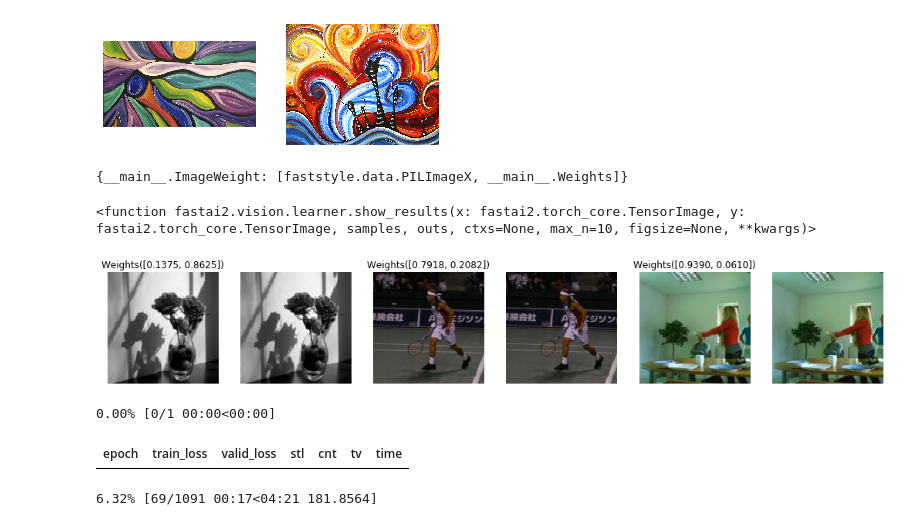
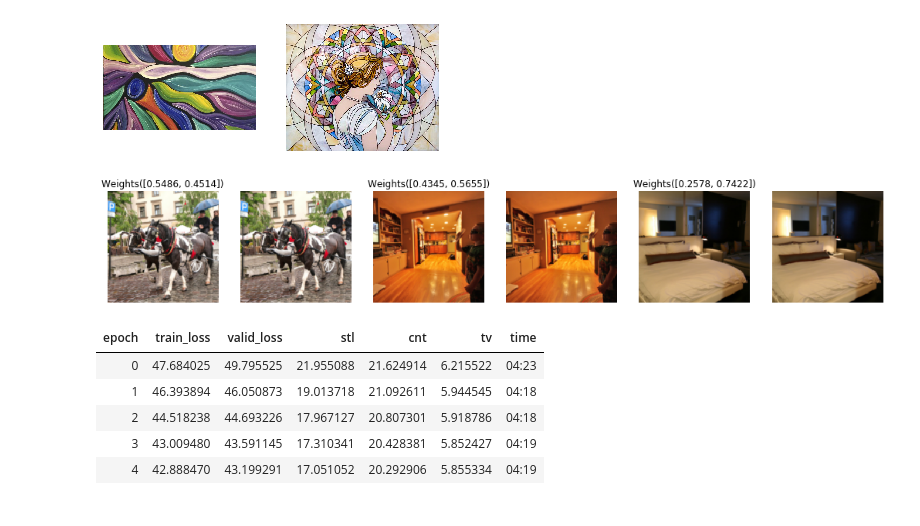
Before and after one commit to lgvaz/faststyle, a Jupyter notebook: examples/style_weigths.ipynb, the cells around one changed output. Cells and saved outputs as stored; diff of their text form; code cells hidden in the pictures.

```diff
--- a/examples/style_weigths.ipynb
+++ b/examples/style_weigths.ipynb
@@ -8,8 +8,8 @@ source = untar_data(URLs.COCO_SAMPLE)
 fns = get_image_files(source)
 # %%
 style_dir = Path('styles')
-style_fns = L('abstract.jpg', 'village.jpg')
+style_fns = L('abstract.jpg', 'mosaic.jpg')
 style_fns = style_fns.map(lambda o: style_dir/o)
 show_images([PILImage.create(fn) for fn in style_fns])
 # %% [output]
-[figure, old version]
+[figure, new version]
@@ -38,5 +15,0 @@ ImageWeight.im, ImageWeight.ws = add_props(lambda i,x: x[i])
-# %%
-imw = ImageWeight.create(fns[0], [.8, .2])
-explode_types(imw)
-# %% [output]
-{__main__.ImageWeight: [faststyle.data.PILImageX, __main__.Weights]}
@@ -52,4 +15,0 @@ def show_batch(x:ImageWeight, y:TensorImage, samples, **kwargs):
-# %%
-show_results.funcs[TensorImage][TensorImage]
-# %% [output]
-<function fastai2.vision.learner.show_results(x: fastai2.torch_core.TensorImage, y: fastai2.torch_core.TensorImage, samples, outs, ctxs=None, max_n=10, figsize=None, **kwargs)>
@@ -66,8 +23,8 @@ dset = Datasets(get_items(source), splits=RandomSplitter()(fns),
                 tfms=[[lambda o: ImageWeight.create(*o)], [itemgetter(0), PILImage.create]])
 # %%
-dls = dset.dataloaders(bs=16,
+dls = dset.dataloaders(bs=42,
                        after_item=[ToTensor(), Resize(128), RandomizeWeights],
                        after_batch=[IntToFloatTensor, NormalizeX.from_stats(*coco_stats)])
 dls.show_batch(max_n=3)
 # %% [output]
-[figure, old version]
+[figure, new version]
@@ -80,8 +35,11 @@ loss_func = FastStyleLoss()
 cbs = [FeatsCallback.from_fns(style_fns, layer_feats), WeightsCallback()]
 learn = Learner(dls, TransformerNet2(2), loss_func, cbs=cbs, metrics=loss_func.metrics)
 # %%
-learn.fit_one_cycle(1, 1e-3)
+learn.fit_one_cycle(5, 1e-3)
 # %% [output]
-0.00% [0/1 00:00<00:00]
 | epoch | train_loss | valid_loss | stl | cnt | tv | time |
+| 0 | 47.684025 | 49.795525 | 21.955088 | 21.624914 | 6.215522 | 04:23 |
+| 1 | 46.393894 | 46.050873 | 19.013718 | 21.092611 | 5.944545 | 04:18 |
+| 2 | 44.518238 | 44.693226 | 17.967127 | 20.807301 | 5.918786 | 04:18 |
+| 3 | 43.009480 | 43.591145 | 17.310341 | 20.428381 | 5.852427 | 04:19 |
+| 4 | 42.888470 | 43.199291 | 17.051052 | 20.292906 | 5.855334 | 04:19 |
-6.32% [69/1091 00:17<04:21 181.8564]
```
Also changed, not shown: parts of 15 cells of this notebook, 6 other files.
